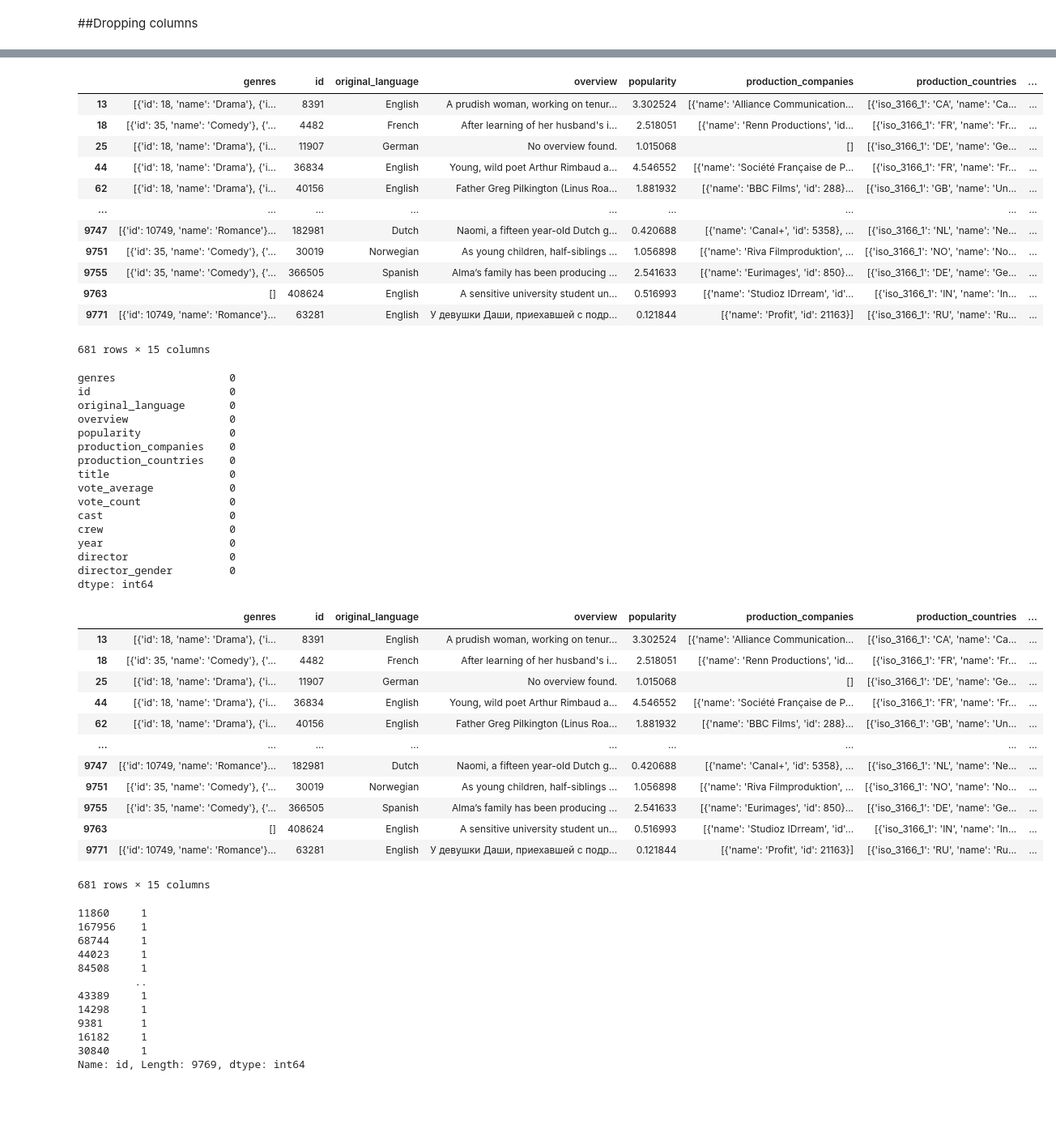
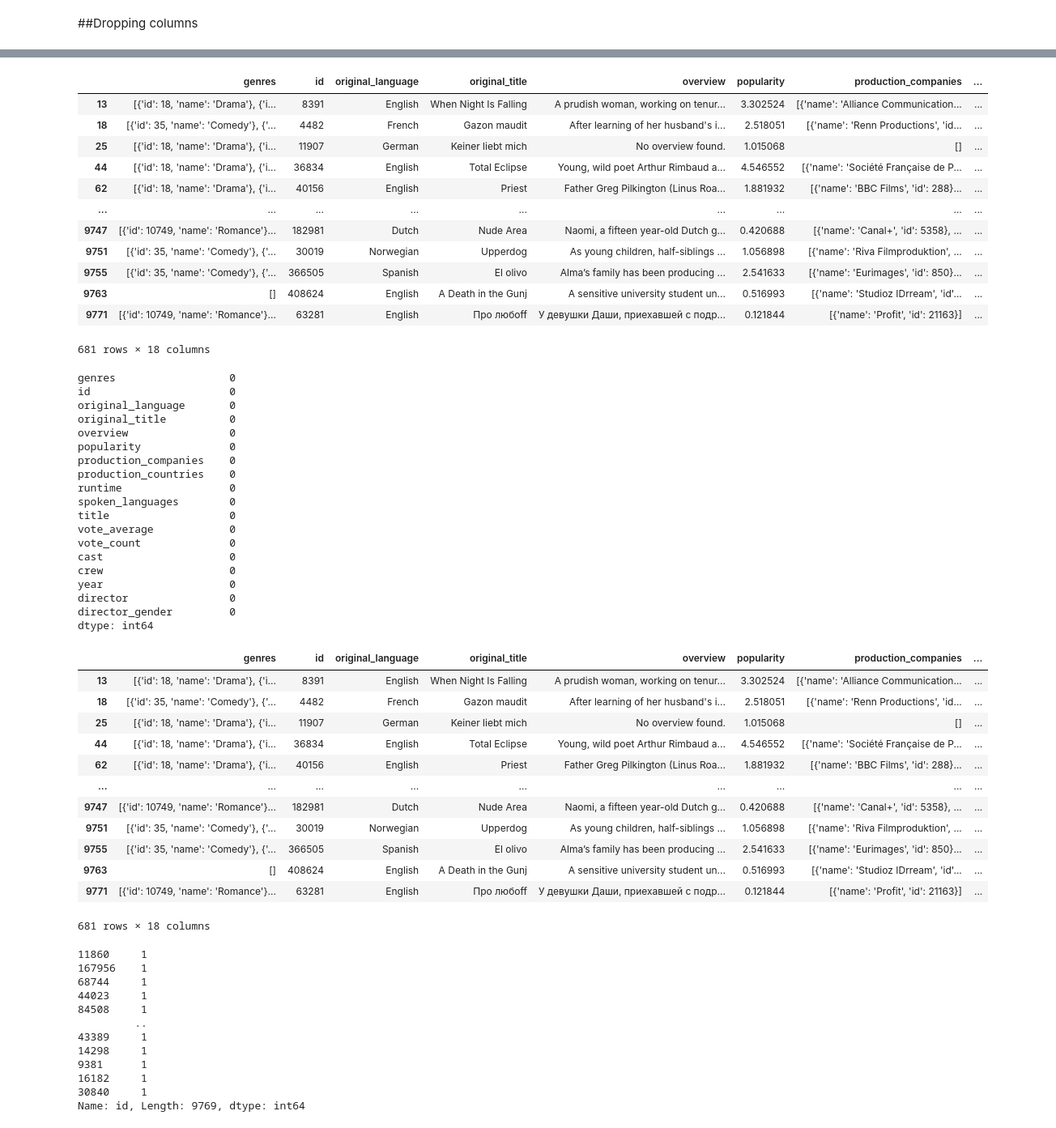
Before and after one commit to moldypeaches/DAFT_0410, a Jupyter notebook: module_3/Project_week_8/Data_cleaning.ipynb, the cells around one changed output, grey strips where cells are left out. Shown at 81% size. Saved outputs shown, nothing was run; the diff lists cells and outputs as text; code cells hidden in the pictures; blank space fills up the shorter version.

```diff
--- a/module_3/Project_week_8/Data_cleaning.ipynb
+++ b/module_3/Project_week_8/Data_cleaning.ipynb
@@ -1,5 +1,5 @@
 # %%
 import pandas as pd
-male = pd.read_csv('movies_clean.csv')
+films = pd.read_csv('movies_clean.csv')
 # %% [markdown]
 ##Dropping columns
@@ -6,2 +22,2 @@ male = pd.read_csv('movies_clean.csv')
 # %%
-male.drop(columns=['runtime','spoken_languages', 'original_title', 'release_date', 'poster_path'], inplace=True)
+films.drop(columns=[ 'release_date', 'poster_path'], inplace=True)
@@ -8,30 +47,33 @@ male.drop(columns=['runtime','spoken_languages', 'original_title', 'release_date
 # %%
-male[male['director_gender']== 'female']
+films[films['director_gender']== 'female']
 # %% [output]
-|  | genres | id | original_language | overview | popularity | production_companies | production_countries | ... |
-| 13 | [{'id': 18, 'name': 'Drama'}, {'i... | 8391 | English | A prudish woman, working on tenur... | 3.302524 | [{'name': 'Alliance Communication... | [{'iso_3166_1': 'CA', 'name': 'Ca... | ... |
-| 18 | [{'id': 35, 'name': 'Comedy'}, {'... | 4482 | French | After learning of her husband's i... | 2.518051 | [{'name': 'Renn Productions', 'id... | [{'iso_3166_1': 'FR', 'name': 'Fr... | ... |
-| 25 | [{'id': 18, 'name': 'Drama'}, {'i... | 11907 | German | No overview found. | 1.015068 | [] | [{'iso_3166_1': 'DE', 'name': 'Ge... | ... |
-| 44 | [{'id': 18, 'name': 'Drama'}, {'i... | 36834 | English | Young, wild poet Arthur Rimbaud a... | 4.546552 | [{'name': 'Société Française de P... | [{'iso_3166_1': 'FR', 'name': 'Fr... | ... |
-| 62 | [{'id': 18, 'name': 'Drama'}, {'i... | 40156 | English | Father Greg Pilkington (Linus Roa... | 1.881932 | [{'name': 'BBC Films', 'id': 288}... | [{'iso_3166_1': 'GB', 'name': 'Un... | ... |
+|  | genres | id | original_language | original_title | overview | popularity | production_companies | ... |
+| 13 | [{'id': 18, 'name': 'Drama'}, {'i... | 8391 | English | When Night Is Falling | A prudish woman, working on tenur... | 3.302524 | [{'name': 'Alliance Communication... | ... |
+| 18 | [{'id': 35, 'name': 'Comedy'}, {'... | 4482 | French | Gazon maudit | After learning of her husband's i... | 2.518051 | [{'name': 'Renn Productions', 'id... | ... |
+| 25 | [{'id': 18, 'name': 'Drama'}, {'i... | 11907 | German | Keiner liebt mich | No overview found. | 1.015068 | [] | ... |
+| 44 | [{'id': 18, 'name': 'Drama'}, {'i... | 36834 | English | Total Eclipse | Young, wild poet Arthur Rimbaud a... | 4.546552 | [{'name': 'Société Française de P... | ... |
+| 62 | [{'id': 18, 'name': 'Drama'}, {'i... | 40156 | English | Priest | Father Greg Pilkington (Linus Roa... | 1.881932 | [{'name': 'BBC Films', 'id': 288}... | ... |
 | ... | ... | ... | ... | ... | ... | ... | ... | ... |
-| 9747 | [{'id': 10749, 'name': 'Romance'}... | 182981 | Dutch | Naomi, a fifteen year-old Dutch g... | 0.420688 | [{'name': 'Canal+', 'id': 5358}, ... | [{'iso_3166_1': 'NL', 'name': 'Ne... | ... |
-| 9751 | [{'id': 35, 'name': 'Comedy'}, {'... | 30019 | Norwegian | As young children, half-siblings ... | 1.056898 | [{'name': 'Riva Filmproduktion', ... | [{'iso_3166_1': 'NO', 'name': 'No... | ... |
-| 9755 | [{'id': 35, 'name': 'Comedy'}, {'... | 366505 | Spanish | Alma’s family has been producing ... | 2.541633 | [{'name': 'Eurimages', 'id': 850}... | [{'iso_3166_1': 'DE', 'name': 'Ge... | ... |
-| 9763 | [] | 408624 | English | A sensitive university student un... | 0.516993 | [{'name': 'Studioz IDrream', 'id'... | [{'iso_3166_1': 'IN', 'name': 'In... | ... |
-| 9771 | [{'id': 10749, 'name': 'Romance'}... | 63281 | English | У девушки Даши, приехавшей с подр... | 0.121844 | [{'name': 'Profit', 'id': 21163}] | [{'iso_3166_1': 'RU', 'name': 'Ru... | ... |
+| 9747 | [{'id': 10749, 'name': 'Romance'}... | 182981 | Dutch | Nude Area | Naomi, a fifteen year-old Dutch g... | 0.420688 | [{'name': 'Canal+', 'id': 5358}, ... | ... |
+| 9751 | [{'id': 35, 'name': 'Comedy'}, {'... | 30019 | Norwegian | Upperdog | As young children, half-siblings ... | 1.056898 | [{'name': 'Riva Filmproduktion', ... | ... |
+| 9755 | [{'id': 35, 'name': 'Comedy'}, {'... | 366505 | Spanish | El olivo | Alma’s family has been producing ... | 2.541633 | [{'name': 'Eurimages', 'id': 850}... | ... |
+| 9763 | [] | 408624 | English | A Death in the Gunj | A sensitive university student un... | 0.516993 | [{'name': 'Studioz IDrream', 'id'... | ... |
+| 9771 | [{'id': 10749, 'name': 'Romance'}... | 63281 | English | Про любоff | У девушки Даши, приехавшей с подр... | 0.121844 | [{'name': 'Profit', 'id': 21163}] | ... |
-681 rows × 15 columns
+681 rows × 18 columns
 # %%
 #No null values
-male.isna().sum()
+films.isna().sum()
 # %% [output]
 genres                  0
 id                      0
 original_language       0
+original_title          0
 overview                0
 popularity              0
 production_companies    0
 production_countries    0
+runtime                 0
+spoken_languages        0
 title                   0
 vote_average            0
 vote_count              0
@@ -42,19 +84,19 @@ director                0
 director_gender         0
 dtype: int64
 # %%
-male[male['director_gender']== 'female']
+films[films['director_gender']== 'female']
 # %% [output]
-|  | genres | id | original_language | overview | popularity | production_companies | production_countries | ... |
-| 13 | [{'id': 18, 'name': 'Drama'}, {'i... | 8391 | English | A prudish woman, working on tenur... | 3.302524 | [{'name': 'Alliance Communication... | [{'iso_3166_1': 'CA', 'name': 'Ca... | ... |
-| 18 | [{'id': 35, 'name': 'Comedy'}, {'... | 4482 | French | After learning of her husband's i... | 2.518051 | [{'name': 'Renn Productions', 'id... | [{'iso_3166_1': 'FR', 'name': 'Fr... | ... |
-| 25 | [{'id': 18, 'name': 'Drama'}, {'i... | 11907 | German | No overview found. | 1.015068 | [] | [{'iso_3166_1': 'DE', 'name': 'Ge... | ... |
-| 44 | [{'id': 18, 'name': 'Drama'}, {'i... | 36834 | English | Young, wild poet Arthur Rimbaud a... | 4.546552 | [{'name': 'Société Française de P... | [{'iso_3166_1': 'FR', 'name': 'Fr... | ... |
-| 62 | [{'id': 18, 'name': 'Drama'}, {'i... | 40156 | English | Father Greg Pilkington (Linus Roa... | 1.881932 | [{'name': 'BBC Films', 'id': 288}... | [{'iso_3166_1': 'GB', 'name': 'Un... | ... |
+|  | genres | id | original_language | original_title | overview | popularity | production_companies | ... |
+| 13 | [{'id': 18, 'name': 'Drama'}, {'i... | 8391 | English | When Night Is Falling | A prudish woman, working on tenur... | 3.302524 | [{'name': 'Alliance Communication... | ... |
+| 18 | [{'id': 35, 'name': 'Comedy'}, {'... | 4482 | French | Gazon maudit | After learning of her husband's i... | 2.518051 | [{'name': 'Renn Productions', 'id... | ... |
+| 25 | [{'id': 18, 'name': 'Drama'}, {'i... | 11907 | German | Keiner liebt mich | No overview found. | 1.015068 | [] | ... |
+| 44 | [{'id': 18, 'name': 'Drama'}, {'i... | 36834 | English | Total Eclipse | Young, wild poet Arthur Rimbaud a... | 4.546552 | [{'name': 'Société Française de P... | ... |
+| 62 | [{'id': 18, 'name': 'Drama'}, {'i... | 40156 | English | Priest | Father Greg Pilkington (Linus Roa... | 1.881932 | [{'name': 'BBC Films', 'id': 288}... | ... |
 | ... | ... | ... | ... | ... | ... | ... | ... | ... |
-| 9747 | [{'id': 10749, 'name': 'Romance'}... | 182981 | Dutch | Naomi, a fifteen year-old Dutch g... | 0.420688 | [{'name': 'Canal+', 'id': 5358}, ... | [{'iso_3166_1': 'NL', 'name': 'Ne... | ... |
-| 9751 | [{'id': 35, 'name': 'Comedy'}, {'... | 30019 | Norwegian | As young children, half-siblings ... | 1.056898 | [{'name': 'Riva Filmproduktion', ... | [{'iso_3166_1': 'NO', 'name': 'No... | ... |
-| 9755 | [{'id': 35, 'name': 'Comedy'}, {'... | 366505 | Spanish | Alma’s family has been producing ... | 2.541633 | [{'name': 'Eurimages', 'id': 850}... | [{'iso_3166_1': 'DE', 'name': 'Ge... | ... |
-| 9763 | [] | 408624 | English | A sensitive university student un... | 0.516993 | [{'name': 'Studioz IDrream', 'id'... | [{'iso_3166_1': 'IN', 'name': 'In... | ... |
-| 9771 | [{'id': 10749, 'name': 'Romance'}... | 63281 | English | У девушки Даши, приехавшей с подр... | 0.121844 | [{'name': 'Profit', 'id': 21163}] | [{'iso_3166_1': 'RU', 'name': 'Ru... | ... |
+| 9747 | [{'id': 10749, 'name': 'Romance'}... | 182981 | Dutch | Nude Area | Naomi, a fifteen year-old Dutch g... | 0.420688 | [{'name': 'Canal+', 'id': 5358}, ... | ... |
+| 9751 | [{'id': 35, 'name': 'Comedy'}, {'... | 30019 | Norwegian | Upperdog | As young children, half-siblings ... | 1.056898 | [{'name': 'Riva Filmproduktion', ... | ... |
+| 9755 | [{'id': 35, 'name': 'Comedy'}, {'... | 366505 | Spanish | El olivo | Alma’s family has been producing ... | 2.541633 | [{'name': 'Eurimages', 'id': 850}... | ... |
+| 9763 | [] | 408624 | English | A Death in the Gunj | A sensitive university student un... | 0.516993 | [{'name': 'Studioz IDrream', 'id'... | ... |
+| 9771 | [{'id': 10749, 'name': 'Romance'}... | 63281 | English | Про любоff | У девушки Даши, приехавшей с подр... | 0.121844 | [{'name': 'Profit', 'id': 21163}] | ... |
-681 rows × 15 columns
+681 rows × 18 columns
 # %%
```
Also changed, not shown: parts of 21 cells of this notebook, 21 other files.
